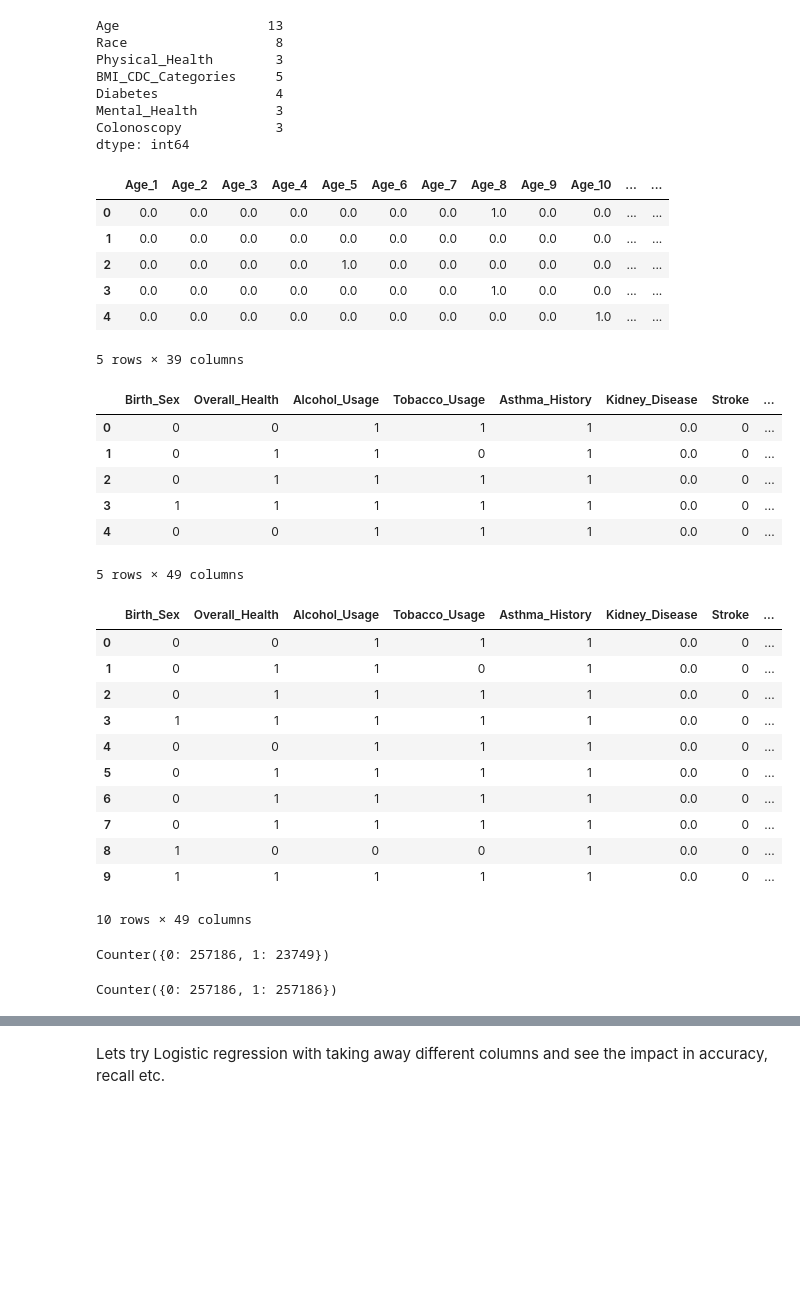
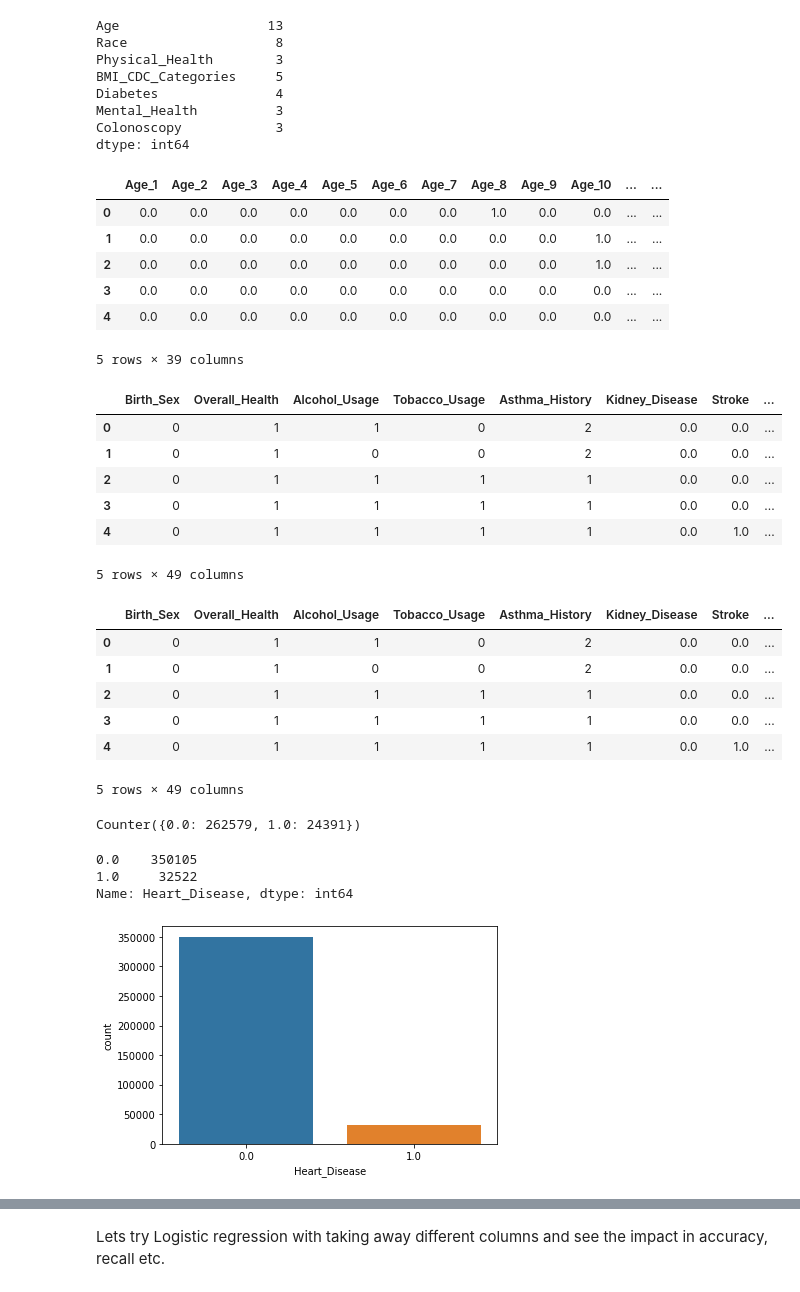
Before and after one commit to itzmita/heart-conditon-predictor, a Jupyter notebook: ml.ipynb, the cells around one changed output, grey strips where cells are left out. Saved outputs shown, nothing was run; the diff lists cells and outputs as text; code cells hidden in the pictures; blank space fills up the shorter version.

```diff
--- a/ml.ipynb
+++ b/ml.ipynb
@@ -19,7 +19,7 @@ from sklearn.metrics import classification_report
 from sklearn.metrics import f1_score
 # %%
 # Load the data
-df = pd.read_csv('PG_RESULTS_REDUCED4.csv')
+df = pd.read_csv('FULL_RAW_ML_READY.csv')
 df.head()
 # %% [output]
 |  | index | Birth_Sex | Age | Race | State | Overall_Health | Physical_Health | BMI_CDC_Categories | ... |
@@ -915,3 +933,6 @@ Name: Avg_Hours_of_Sleep, dtype: int64
+# %%
+# Deleting rows where number of hours is more than 24
+df = df[df.Avg_Hours_of_Sleep <= 24]
 # %% [markdown]
 Lets check if all data are clean
 # %%
@@ -1011,10 +1032,10 @@ encode_df.head()
 # %% [output]
 |  | Age_1 | Age_2 | Age_3 | Age_4 | Age_5 | Age_6 | Age_7 | Age_8 | Age_9 | Age_10 | ... | ... |
 | 0 | 0.0 | 0.0 | 0.0 | 0.0 | 0.0 | 0.0 | 0.0 | 1.0 | 0.0 | 0.0 | ... | ... |
-| 1 | 0.0 | 0.0 | 0.0 | 0.0 | 0.0 | 0.0 | 0.0 | 0.0 | 0.0 | 0.0 | ... | ... |
-| 2 | 0.0 | 0.0 | 0.0 | 0.0 | 1.0 | 0.0 | 0.0 | 0.0 | 0.0 | 0.0 | ... | ... |
-| 3 | 0.0 | 0.0 | 0.0 | 0.0 | 0.0 | 0.0 | 0.0 | 1.0 | 0.0 | 0.0 | ... | ... |
-| 4 | 0.0 | 0.0 | 0.0 | 0.0 | 0.0 | 0.0 | 0.0 | 0.0 | 0.0 | 1.0 | ... | ... |
+| 1 | 0.0 | 0.0 | 0.0 | 0.0 | 0.0 | 0.0 | 0.0 | 0.0 | 0.0 | 1.0 | ... | ... |
+| 2 | 0.0 | 0.0 | 0.0 | 0.0 | 0.0 | 0.0 | 0.0 | 0.0 | 0.0 | 1.0 | ... | ... |
+| 3 | 0.0 | 0.0 | 0.0 | 0.0 | 0.0 | 0.0 | 0.0 | 0.0 | 0.0 | 0.0 | ... | ... |
+| 4 | 0.0 | 0.0 | 0.0 | 0.0 | 0.0 | 0.0 | 0.0 | 0.0 | 0.0 | 0.0 | ... | ... |
 5 rows × 39 columns
 # %%
 # Merge one-hot encoded features and drop the originals
@@ -1023,28 +1044,23 @@ df = df.drop(encode_col,1)
 df.head()
 # %% [output]
 |  | Birth_Sex | Overall_Health | Alcohol_Usage | Tobacco_Usage | Asthma_History | Kidney_Disease | Stroke | ... |
-| 0 | 0 | 0 | 1 | 1 | 1 | 0.0 | 0 | ... |
-| 1 | 0 | 1 | 1 | 0 | 1 | 0.0 | 0 | ... |
-| 2 | 0 | 1 | 1 | 1 | 1 | 0.0 | 0 | ... |
-| 3 | 1 | 1 | 1 | 1 | 1 | 0.0 | 0 | ... |
-| 4 | 0 | 0 | 1 | 1 | 1 | 0.0 | 0 | ... |
+| 0 | 0 | 1 | 1 | 0 | 2 | 0.0 | 0.0 | ... |
+| 1 | 0 | 1 | 0 | 0 | 2 | 0.0 | 0.0 | ... |
+| 2 | 0 | 1 | 1 | 1 | 1 | 0.0 | 0.0 | ... |
+| 3 | 0 | 1 | 1 | 1 | 1 | 0.0 | 0.0 | ... |
+| 4 | 0 | 1 | 1 | 1 | 1 | 0.0 | 1.0 | ... |
 5 rows × 49 columns
 # %%
 df2 = df.copy()
-df2.head(10)
+df2.head()
 # %% [output]
 |  | Birth_Sex | Overall_Health | Alcohol_Usage | Tobacco_Usage | Asthma_History | Kidney_Disease | Stroke | ... |
-| 0 | 0 | 0 | 1 | 1 | 1 | 0.0 | 0 | ... |
-| 1 | 0 | 1 | 1 | 0 | 1 | 0.0 | 0 | ... |
-| 2 | 0 | 1 | 1 | 1 | 1 | 0.0 | 0 | ... |
-| 3 | 1 | 1 | 1 | 1 | 1 | 0.0 | 0 | ... |
-| 4 | 0 | 0 | 1 | 1 | 1 | 0.0 | 0 | ... |
-| 5 | 0 | 1 | 1 | 1 | 1 | 0.0 | 0 | ... |
-| 6 | 0 | 1 | 1 | 1 | 1 | 0.0 | 0 | ... |
-| 7 | 0 | 1 | 1 | 1 | 1 | 0.0 | 0 | ... |
-| 8 | 1 | 0 | 0 | 0 | 1 | 0.0 | 0 | ... |
-| 9 | 1 | 1 | 1 | 1 | 1 | 0.0 | 0 | ... |
+| 0 | 0 | 1 | 1 | 0 | 2 | 0.0 | 0.0 | ... |
+| 1 | 0 | 1 | 0 | 0 | 2 | 0.0 | 0.0 | ... |
+| 2 | 0 | 1 | 1 | 1 | 1 | 0.0 | 0.0 | ... |
+| 3 | 0 | 1 | 1 | 1 | 1 | 0.0 | 0.0 | ... |
+| 4 | 0 | 1 | 1 | 1 | 1 | 0.0 | 1.0 | ... |
-10 rows × 49 columns
+5 rows × 49 columns
 # %%
 y = df2["Heart_Disease"]
 X = df2.drop(columns="Heart_Disease")
@@ -1054,13 +1070,13 @@ from collections import Counter
 X_train, X_test, y_train, y_test = train_test_split(X, y, random_state=1, stratify=y)
 Counter(y_train)
 # %% [output]
-Counter({0: 257186, 1: 23749})
+Counter({0.0: 262579, 1.0: 24391})
-# %%
-# implement random oversampling
-from imblearn.over_sampling import RandomOverSampler
-ros = RandomOverSampler(random_state=1)
-X_resampled, y_resampled = ros.fit_resample(X_train, y_train)
-
-Counter(y_resampled)
-# %% [output]
-Counter({0: 257186, 1: 257186})
+# %%
+import seaborn as sns
+sns.countplot(x = "Heart_Disease", data = df)
+df.loc[:, 'Heart_Disease'].value_counts()
+# %% [output]
+0.0    350105
+1.0     32522
+Name: Heart_Disease, dtype: int64
+[figure, added]
```
Also changed, not shown: parts of 73 cells of this notebook, 23 other files.
